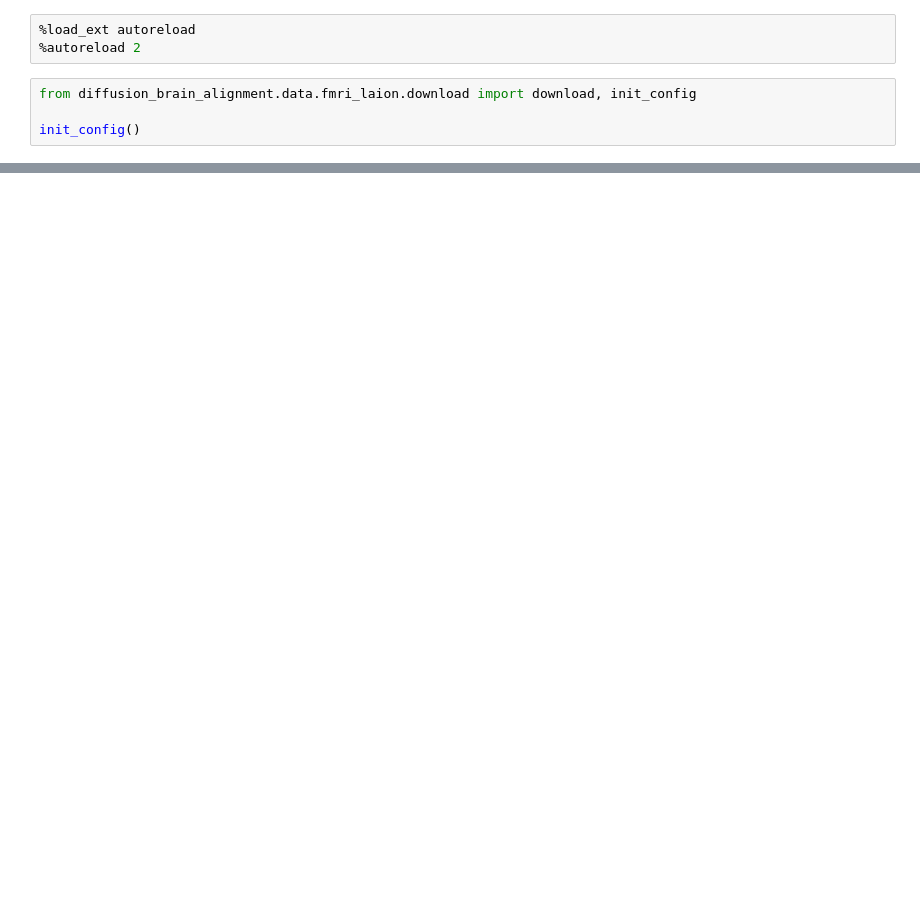
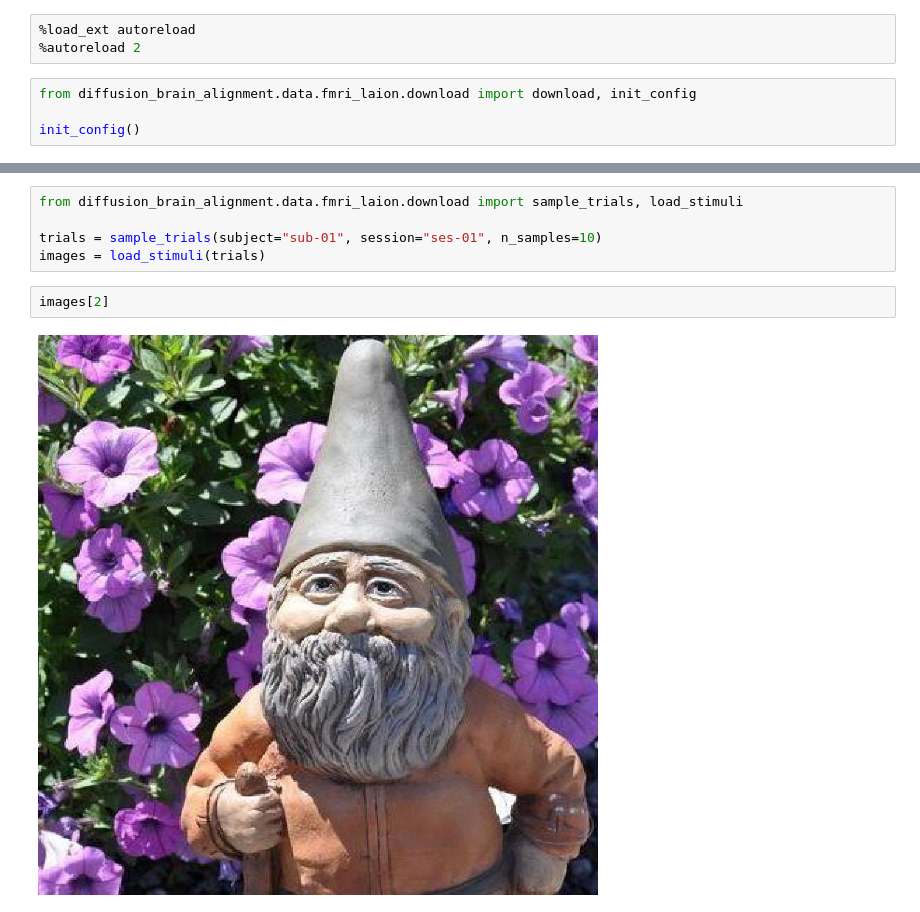
Before and after one commit to ibrahimhabibeg/diffusion-brain-alignment, a Jupyter notebook: notebooks/index.ipynb, the cells around one changed output, grey strips where cells are left out. Drawn from its saved outputs; the diff is of its cells as text; blank space fills up the shorter version.

Commit message:
Loading laion fMRI stimuli

```diff
--- a/notebooks/index.ipynb
+++ b/notebooks/index.ipynb
@@ -31,0 +124,9 @@ https://laion-fmri.hebartlab.com/terms — see
+# %%
+from diffusion_brain_alignment.data.fmri_laion.download import sample_trials, load_stimuli
+
+trials = sample_trials(subject="sub-01", session="ses-01", n_samples=10)
+images = load_stimuli(trials)
+# %%
+images[2]
+# %% [output]
+[figure, added]
```
Also changed, not shown: parts of 13 cells of this notebook, 3 other files.
